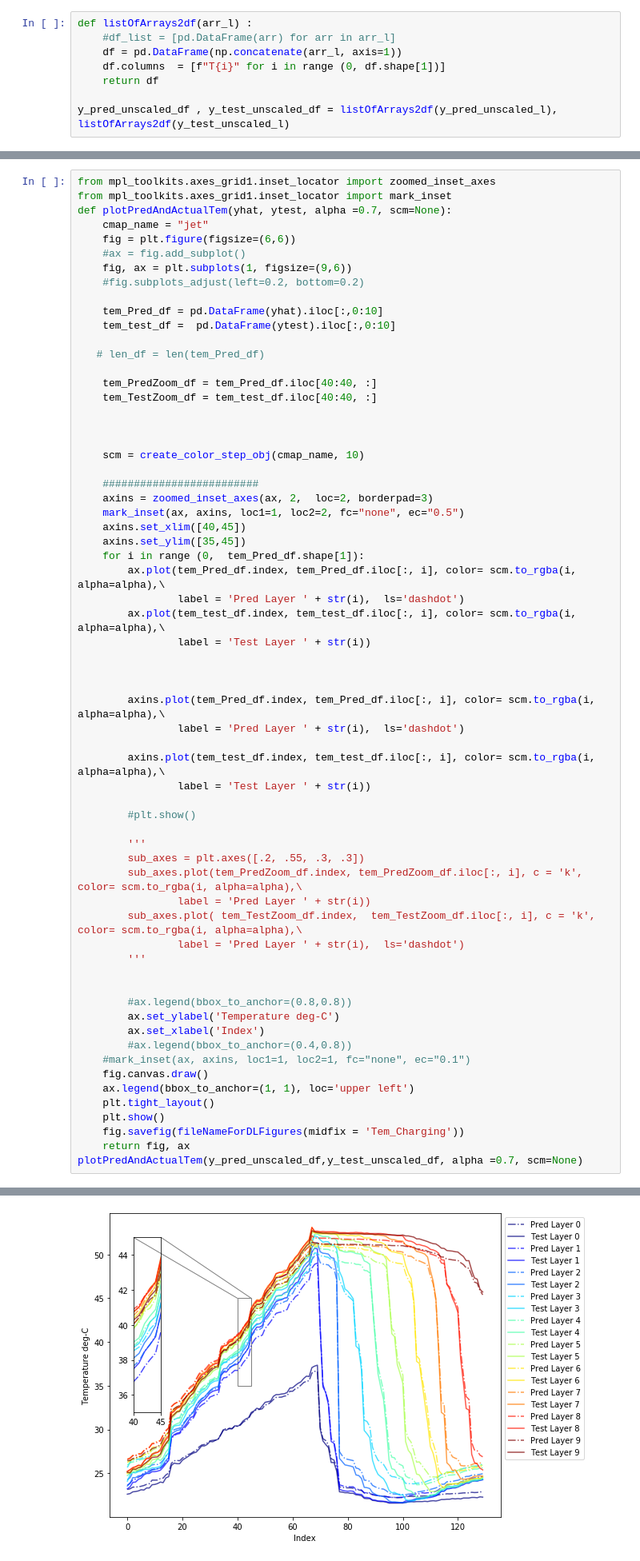
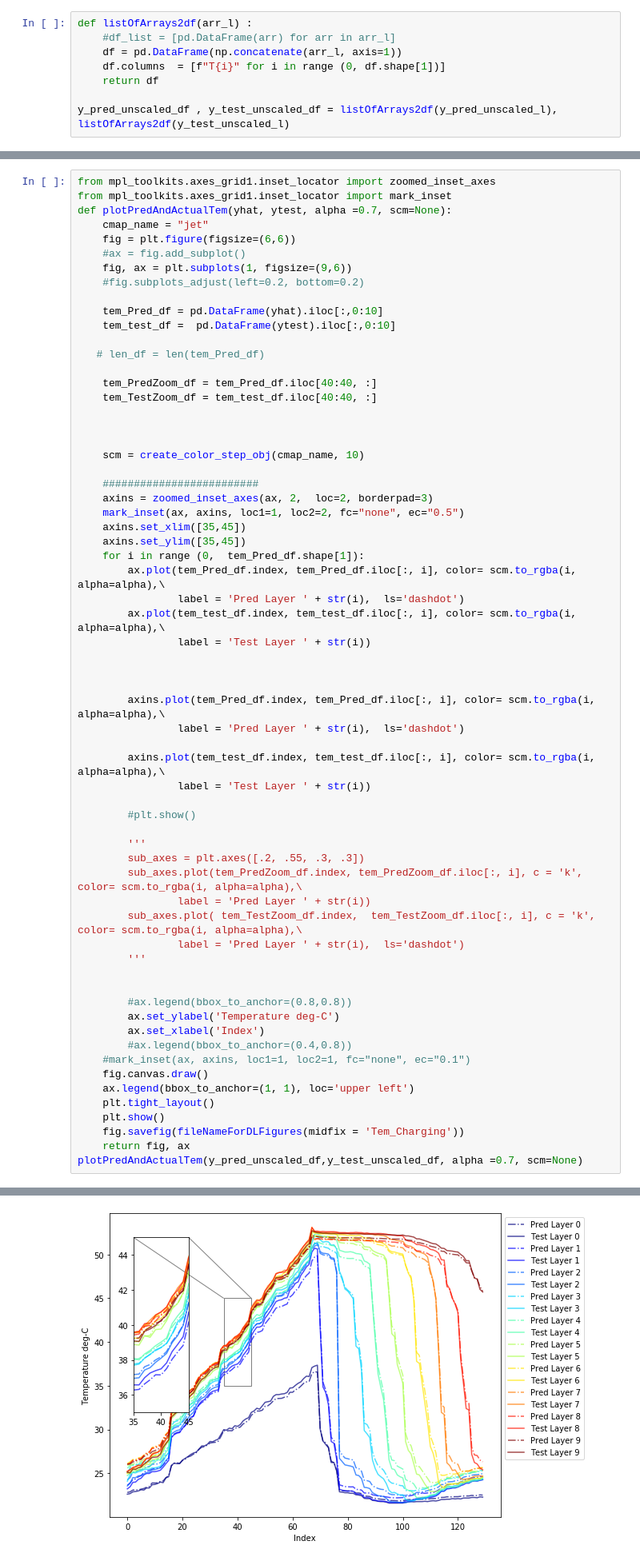
Before and after one commit to yogenderPalChandra/jospehus_DL, a Jupyter notebook: loopingOverSingleTem.ipynb, the cells around one changed output, grey strips where cells are left out. Shown: that part at 80% size. Drawn from its saved outputs; the diff is of its cells as text.

```diff
--- a/loopingOverSingleTem.ipynb
+++ b/loopingOverSingleTem.ipynb
@@ -586,7 +586,7 @@ def plotPredAndActualTem(yhat, ytest, alpha =0.7, scm=None):
     #########################
     axins = zoomed_inset_axes(ax, 2,  loc=2, borderpad=3)
     mark_inset(ax, axins, loc1=1, loc2=2, fc="none", ec="0.5")
-    axins.set_xlim([40,45])
+    axins.set_xlim([35,45])
     axins.set_ylim([35,45])
     for i in range (0,  tem_Pred_df.shape[1]):
         ax.plot(tem_Pred_df.index, tem_Pred_df.iloc[:, i], color= scm.to_rgba(i, alpha=alpha),\
@@ -600,33 +600,33 @@ def plotPredAndActualTem(yhat, ytest, alpha =0.7, scm=None):
                 label = 'Pred Layer ' + str(i),  ls='dashdot')
 
         axins.plot(tem_test_df.index, tem_test_df.iloc[:, i], color= scm.to_rgba(i, alpha=alpha),\
                 label = 'Test Layer ' + str(i))
 
         #plt.show()
 
         '''
         sub_axes = plt.axes([.2, .55, .3, .3])
         sub_axes.plot(tem_PredZoom_df.index, tem_PredZoom_df.iloc[:, i], c = 'k', color= scm.to_rgba(i, alpha=alpha),\
                 label = 'Pred Layer ' + str(i))
         sub_axes.plot( tem_TestZoom_df.index,  tem_TestZoom_df.iloc[:, i], c = 'k', color= scm.to_rgba(i, alpha=alpha),\
                 label = 'Pred Layer ' + str(i),  ls='dashdot')
         '''
 
 
         #ax.legend(bbox_to_anchor=(0.8,0.8))
         ax.set_ylabel('Temperature deg-C')
         ax.set_xlabel('Index')
         #ax.legend(bbox_to_anchor=(0.4,0.8))
     #mark_inset(ax, axins, loc1=1, loc2=1, fc="none", ec="0.1")
     fig.canvas.draw()
     ax.legend(bbox_to_anchor=(1, 1), loc='upper left')
     plt.tight_layout()
     plt.show()
     fig.savefig(fileNameForDLFigures(midfix = 'Tem_Charging'))
     return fig, ax
 plotPredAndActualTem(y_pred_unscaled_df,y_test_unscaled_df, alpha =0.7, scm=None)
 # %% [output]
 <Figure size 432x432 with 0 Axes>
-[figure, old version]
+[figure, new version]
 (<Figure size 648x432 with 2 Axes>,
  <matplotlib.axes._subplots.AxesSubplot at 0x...>)
```
Also changed, not shown: parts of 3 cells of this notebook, 11 other files.
